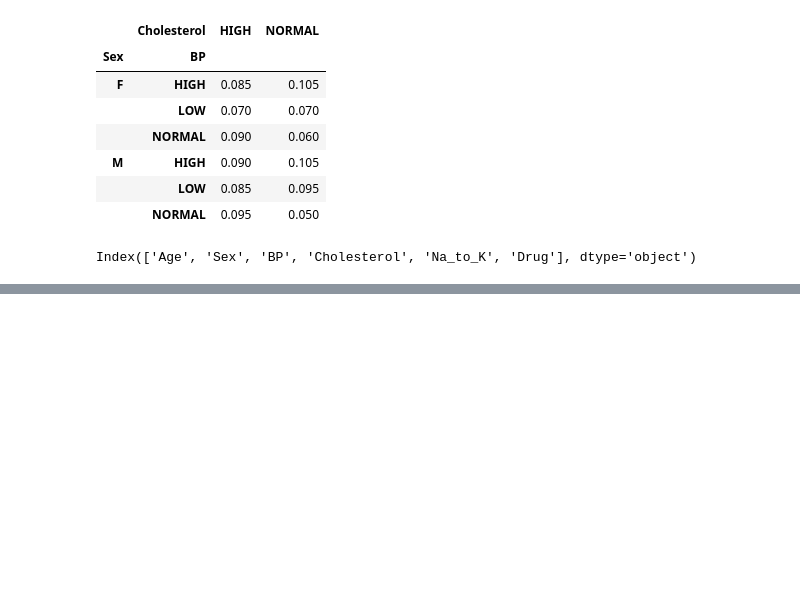
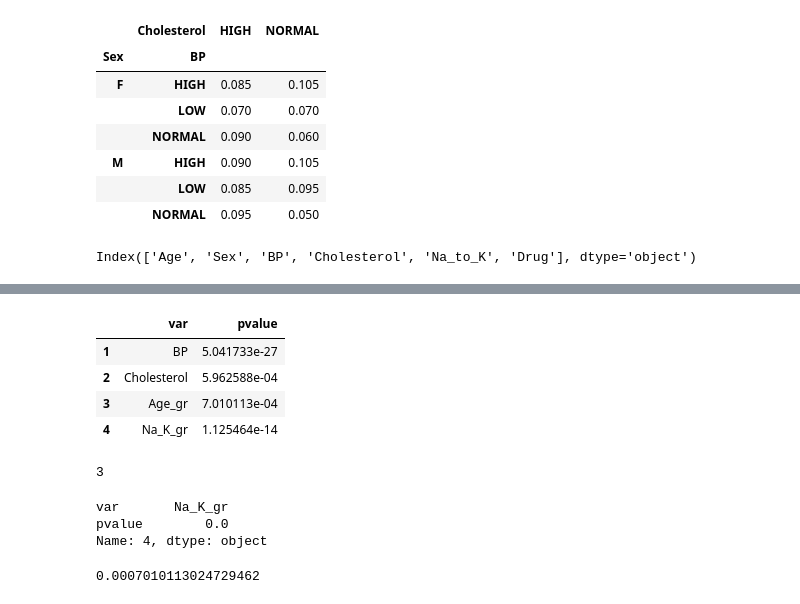
Before and after one commit to korilla2/TIL, a Jupyter notebook: 기본강의/prods/Set01_Set05.ipynb, the cells around one changed output, grey strips where cells are left out. Cells and saved outputs as stored; diff of their text form; code cells hidden in the pictures; blank space fills up the shorter version.

```diff
--- a/기본강의/prods/Set01_Set05.ipynb
+++ b/기본강의/prods/Set01_Set05.ipynb
@@ -353,0 +402,8 @@ import pandas as pd
+# %%
+q2_out[q2_out.pvalue < 0.05]
+# %% [output]
+|  | var | pvalue |
+| 1 | BP | 5.041733e-27 |
+| 2 | Cholesterol | 5.962588e-04 |
+| 3 | Age_gr | 7.010113e-04 |
+| 4 | Na_K_gr | 1.125464e-14 |
@@ -353,0 +412,4 @@ import pandas as pd
+# %%
+q2_out2.pvalue.idxmax()
+# %% [output]
+3
@@ -353,0 +418,10 @@ import pandas as pd
+# %%
+q2_out2.iloc[idx, :]
+# %% [output]
+var       Na_K_gr
+pvalue        0.0
+Name: 4, dtype: object
+# %%
+q2_out2.pvalue.max()
+# %% [output]
+0.0007010113024729462
```
Also changed, not shown: parts of 39 cells of this notebook, 2 other files.
